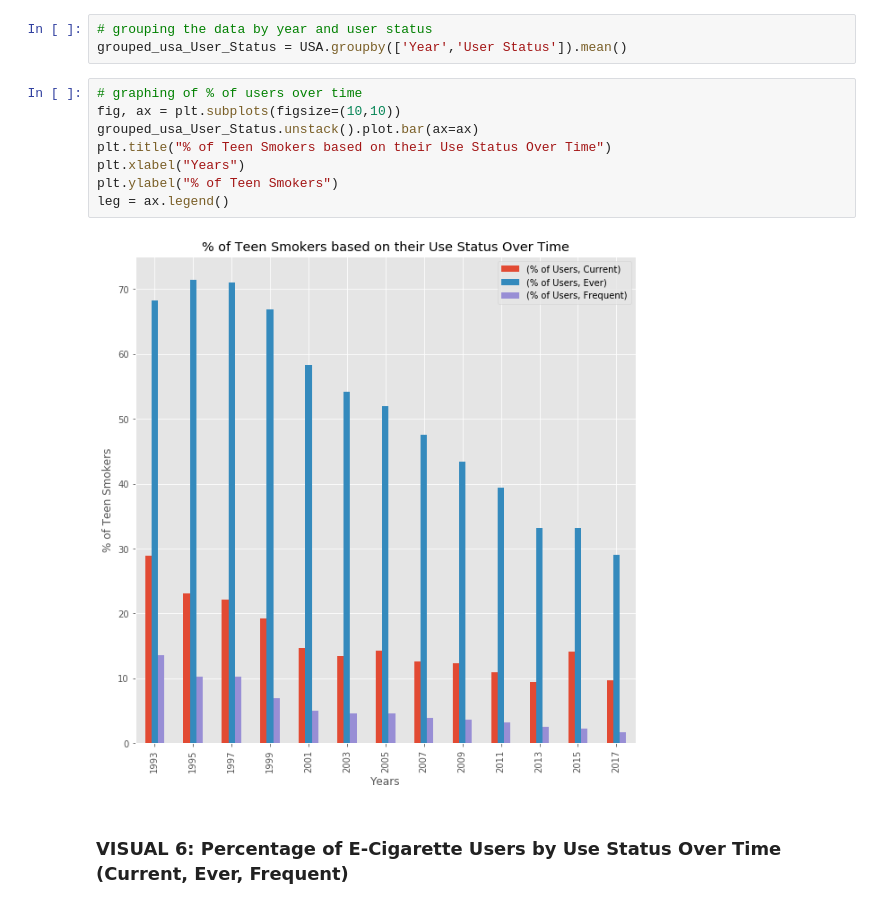
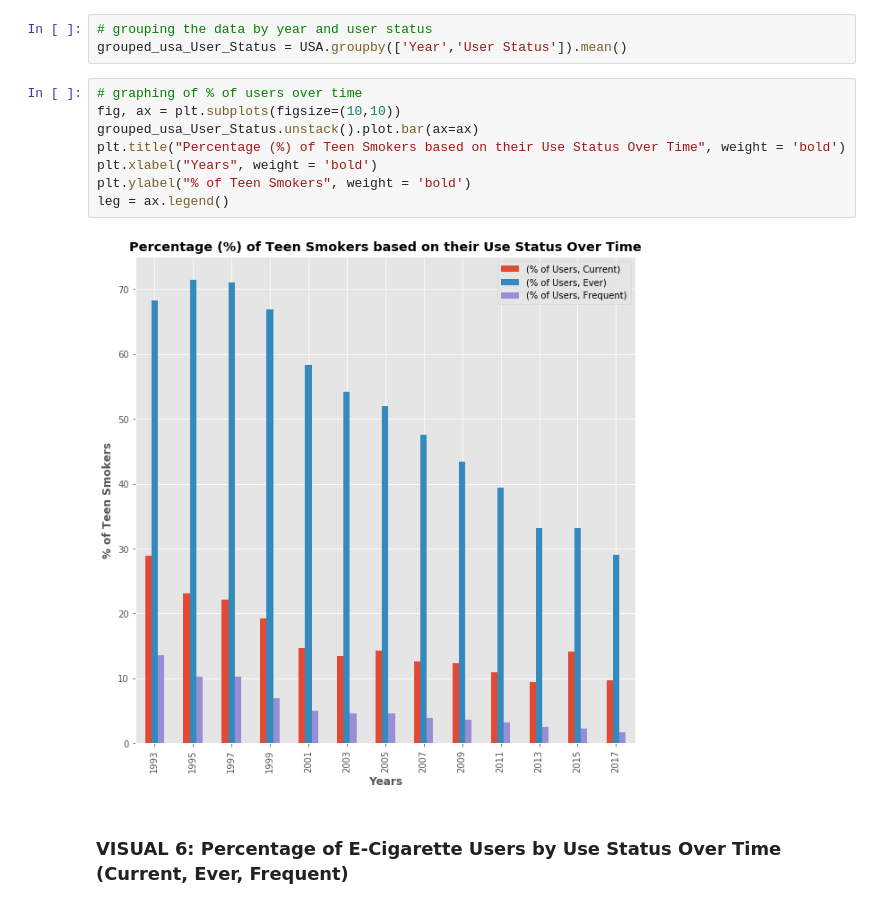
Before and after one commit to cmpietro/PROJECT1-TEENVapingCrisis, a Jupyter notebook: NEAR FINAL PROJECT1.ipynb, the cells around one changed output. Saved outputs shown, nothing was run; the diff lists cells and outputs as text.

```diff
--- a/NEAR FINAL PROJECT1.ipynb
+++ b/NEAR FINAL PROJECT1.ipynb
@@ -300,13 +304,13 @@ grouped_usa_User_Status = USA.groupby(['Year','User Status']).mean()
 # %%
 # graphing of % of users over time
 fig, ax = plt.subplots(figsize=(10,10))
 grouped_usa_User_Status.unstack().plot.bar(ax=ax)
-plt.title("% of Teen Smokers based on their Use Status Over Time")
-plt.xlabel("Years")
-plt.ylabel("% of Teen Smokers")
+plt.title("Percentage (%) of Teen Smokers based on their Use Status Over Time", weight = 'bold')
+plt.xlabel("Years", weight = 'bold')
+plt.ylabel("% of Teen Smokers", weight = 'bold')
 leg = ax.legend()
 # %% [output]
-[figure, old version]
+[figure, new version]
 # %% [markdown]
 ### VISUAL 6: Percentage of E-Cigarette Users by Use Status Over Time (Current, Ever, Frequent)
 # %%
```
Also changed, not shown: parts of 21 cells of this notebook.
